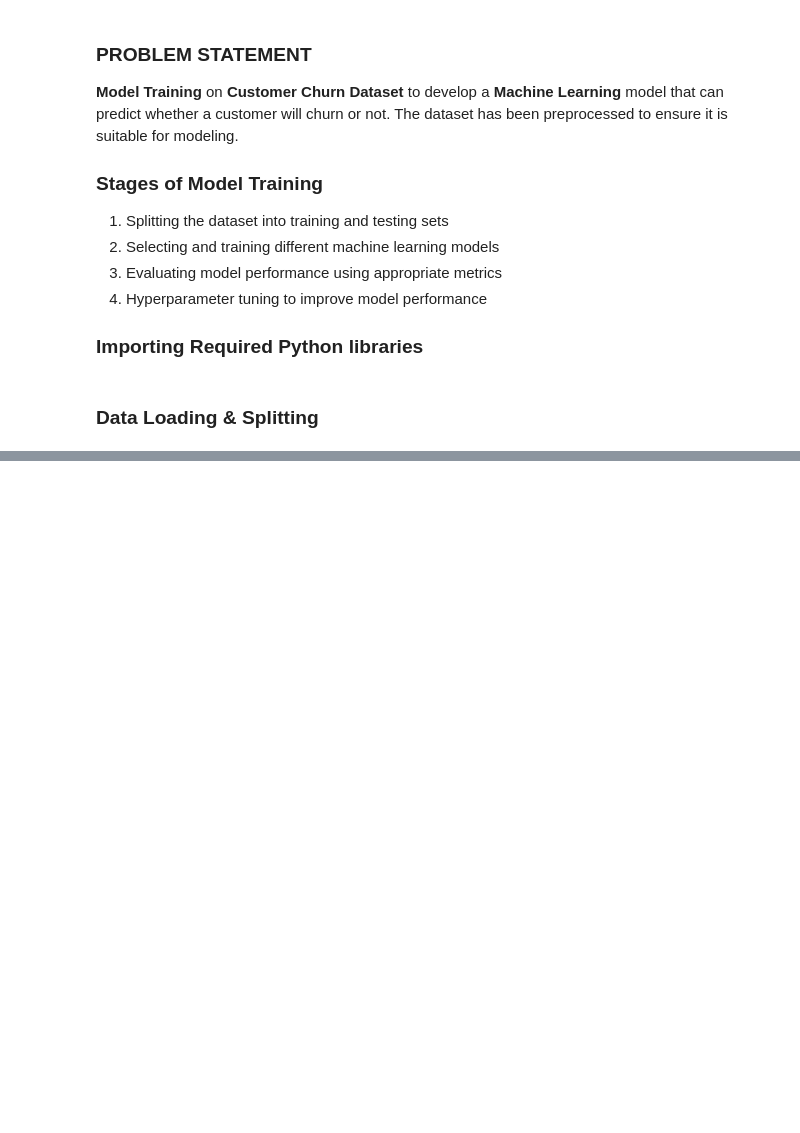
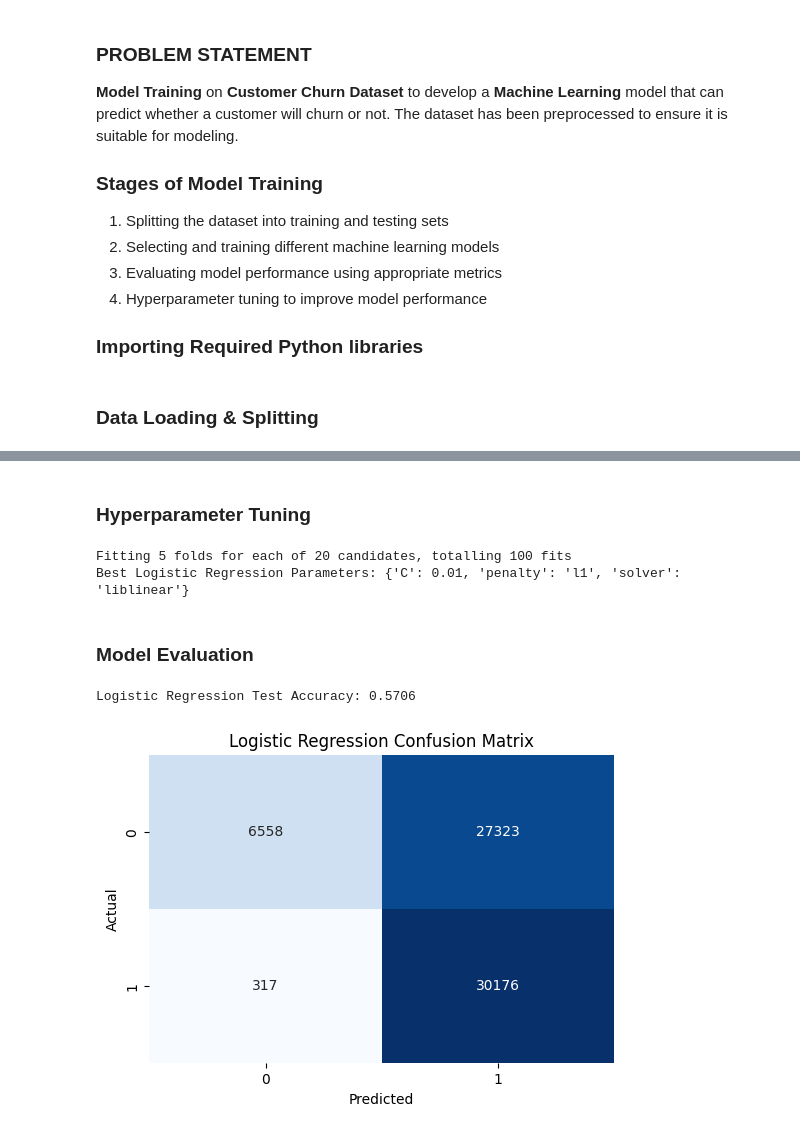
Before and after one commit to reda1609/UneeQ-Internship, a Jupyter notebook: Customer Churn Prediction/Model_Training.ipynb, the cells around one changed output, grey strips where cells are left out. Saved outputs shown, nothing was run; the diff lists cells and outputs as text; code cells hidden in the pictures; blank space fills up the shorter version.

```diff
--- a/Customer Churn Prediction/Model_Training.ipynb
+++ b/Customer Churn Prediction/Model_Training.ipynb
@@ -110,0 +174,48 @@ LightGBM             0.503200   0.488081  0.999115  0.655796
+# %% [markdown]
+### Hyperparameter Tuning
+# %%
+# Define hyperparameter grid for Logistic Regression
+param_grid_lr = {
+    'C': [0.01, 0.1, 1, 10, 100],  # Regularization strength (inverse of lambda)
+    'penalty': ['l1', 'l2'],  # L1 (Lasso) or L2 (Ridge) regularization
+    'solver': ['liblinear', 'saga']  # solvers that support L1 and L2
+}
+
+# Perform Grid Search with 5-fold cross-validation
+lr_model = LogisticRegression()
+gs_lr = GridSearchCV(lr_model, param_grid_lr, cv=5, scoring='accuracy', n_jobs=-1, verbose=1)
+gs_lr.fit(X_train, y_train)
+
+# Print the best hyperparameters
+print("Best Logistic Regression Parameters:", gs_lr.best_params_)
+# %% [output]
+Fitting 5 folds for each of 20 candidates, totalling 100 fits
+Best Logistic Regression Parameters: {'C': 0.01, 'penalty': 'l1', 'solver': 'liblinear'}
+# %% [markdown]
+### Model Evaluation
+# %%
+# Get the best logistc regression model
+best_lr = gs_lr.best_estimator_
+
+# Predictions
+y_pred_lr = best_lr.predict(X_test)
+y_proba_lr = best_lr.predict_proba(X_test)[:, 1]
+
+# Accuracy
+accuracy_lr = accuracy_score(y_test, y_pred_lr)
+print(f"Logistic Regression Test Accuracy: {accuracy_lr:.4f}")
+# %% [output]
+Logistic Regression Test Accuracy: 0.5706
+# %%
+# Confusion Matrix
+conf_matrix = confusion_matrix(y_test, y_pred_lr)
+
+# Plot Confusion Matrix
+plt.figure(figsize=(6, 4))
+sns.heatmap(conf_matrix, annot=True, fmt='d', cmap='Blues', cbar=False)
+plt.xlabel("Predicted")
+plt.ylabel("Actual")
+plt.title("Logistic Regression Confusion Matrix")
+plt.show()
+# %% [output]
+[figure, added]
```
Also changed, not shown: parts of 11 cells of this notebook.
